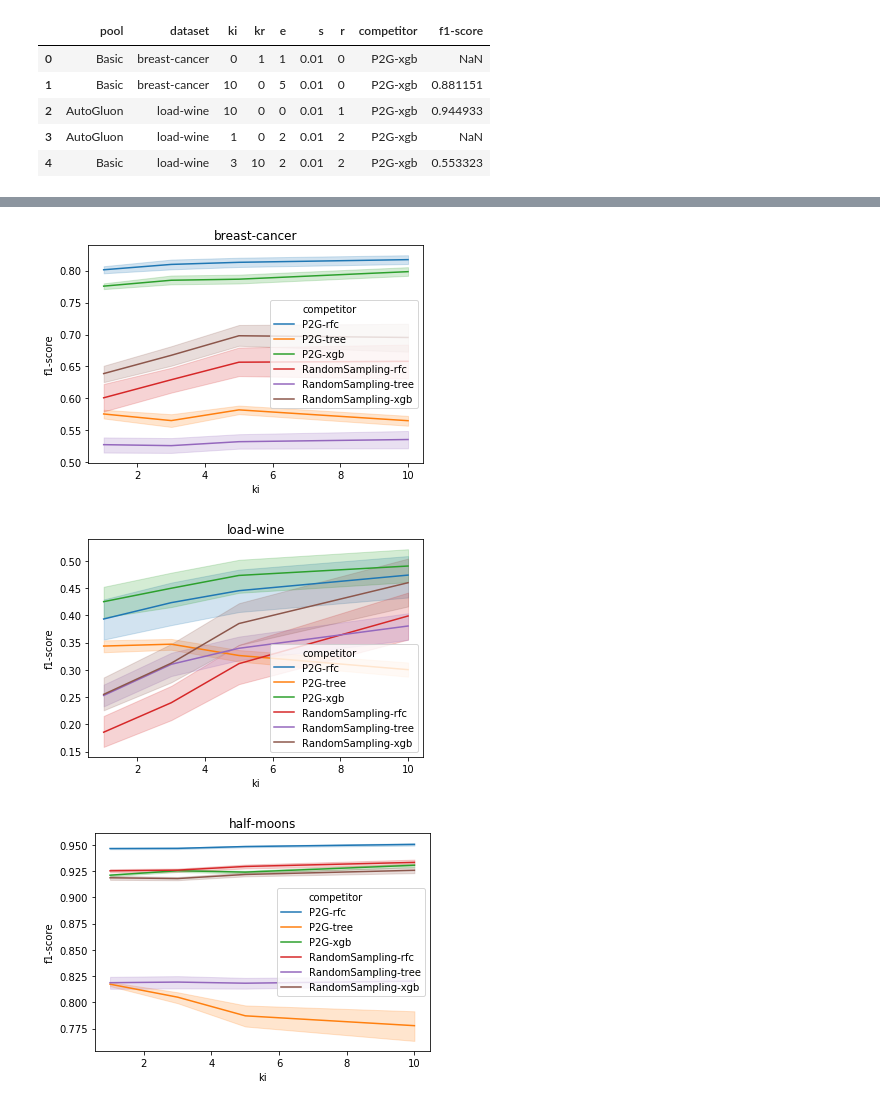
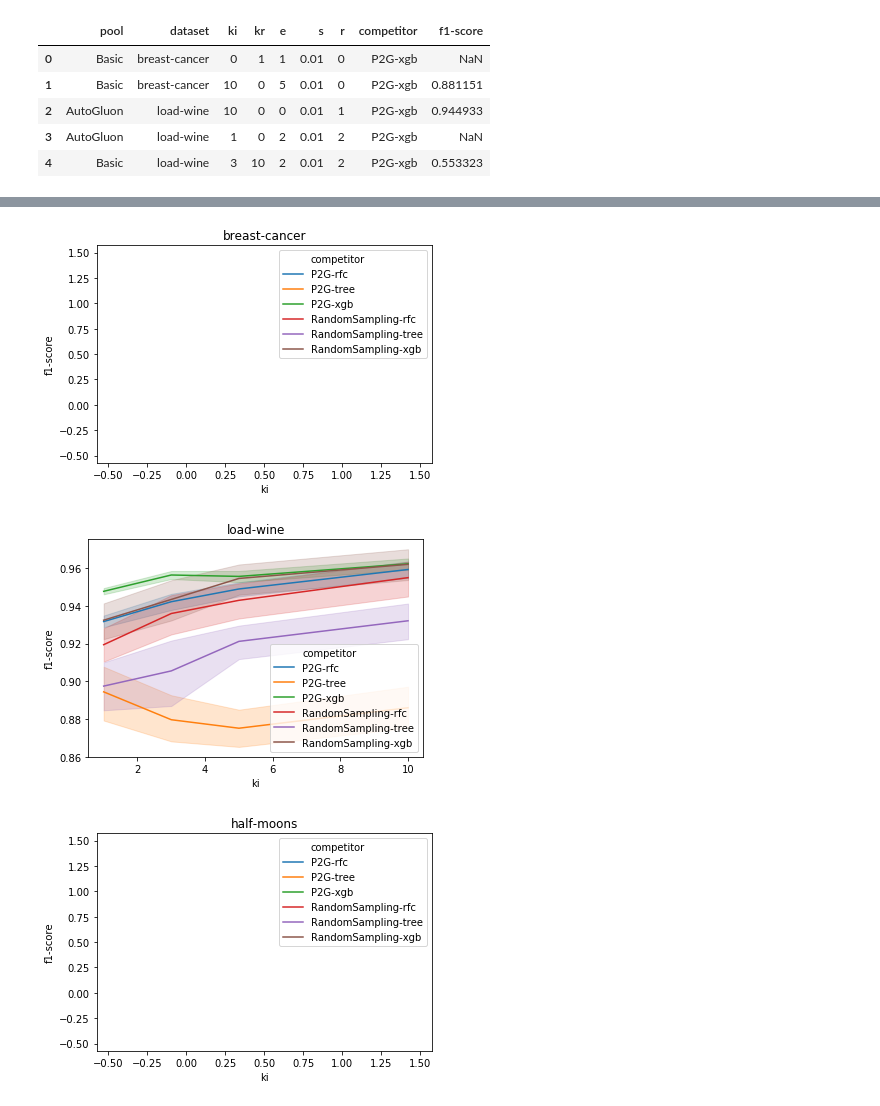
Before and after one commit to axa-rev-research/discrepancies-in-machine-learning, a Jupyter notebook: notebooks/FidelityAnalysis.ipynb, the cells around one changed output, grey strips where cells are left out. Drawn from its saved outputs; the diff is of its cells as text; code cells hidden in the pictures.

```diff
--- a/notebooks/FidelityAnalysis.ipynb
+++ b/notebooks/FidelityAnalysis.ipynb
@@ -81,3 +81,14 @@ df.head()
 | 2 | AutoGluon | load-wine | 10 | 0 | 0 | 0.01 | 1 | P2G-xgb | 0.944933 |
 | 3 | AutoGluon | load-wine | 1 | 0 | 2 | 0.01 | 2 | P2G-xgb | NaN |
 | 4 | Basic | load-wine | 3 | 10 | 2 | 0.01 | 2 | P2G-xgb | 0.553323 |
+# %%
+for d in df.dataset.unique():
+
+    tmp = df[df.dataset==d][df.pool=="Basic"]
+
+    tmp = tmp.groupby(['pool','dataset','ki','kr','e','s','r','competitor']).mean()
+    tmp = tmp.reset_index()
+
+    plt.figure()
+    ax = sns.lmplot(x="ki", y="f1-score", col="e", hue="competitor", data=tmp)
+    #ax.set_title(d)
@@ -84,15 +102,15 @@ df.head()
 # %%
 for d in df.dataset.unique():
 
-    tmp = df[df.dataset==d][df.pool=="Basic"]
+    tmp = df[df.dataset==d][df.pool=="AutoGluon"]
 
     tmp = tmp.groupby(['pool','dataset','ki','kr','e','s','r','competitor']).mean()
     tmp = tmp.reset_index()
 
     plt.figure()
     ax = sns.lineplot(x="ki", y="f1-score", hue="competitor", data=tmp)
     ax.set_title(d)
 # %% [output]
-[figure, old version]
+[figure, new version]
-[figure, old version]
+[figure, new version]
-[figure, old version]
+[figure, new version]
```
Also changed, not shown: parts of 8 cells of this notebook.
